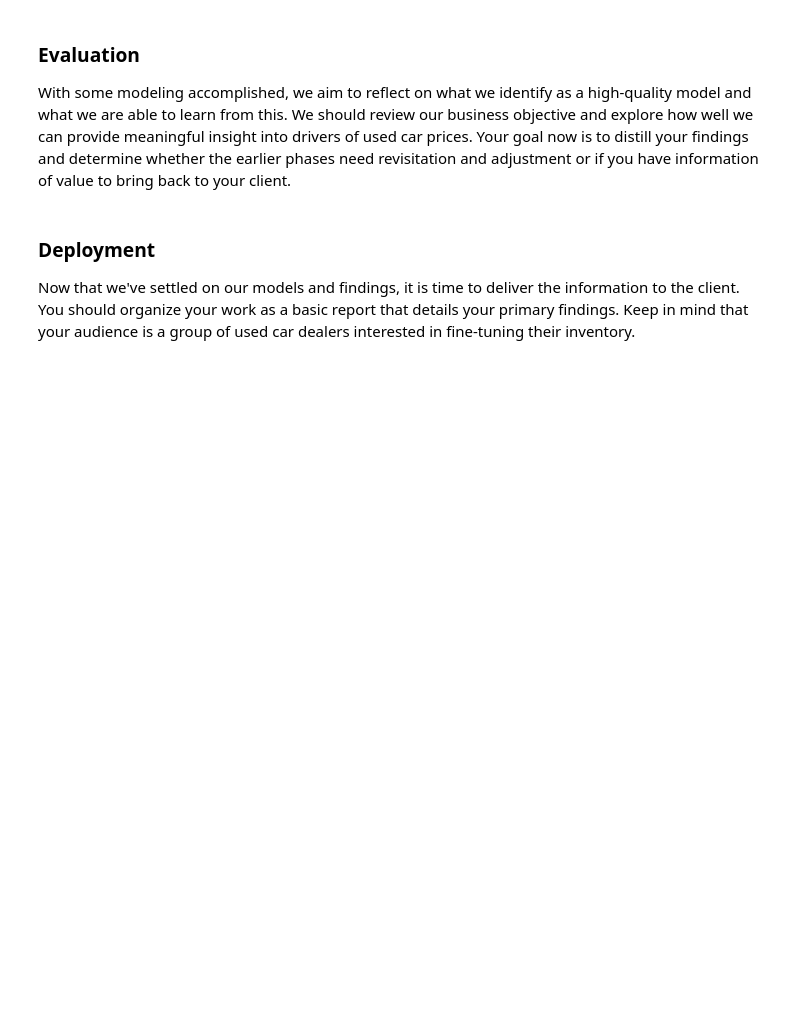
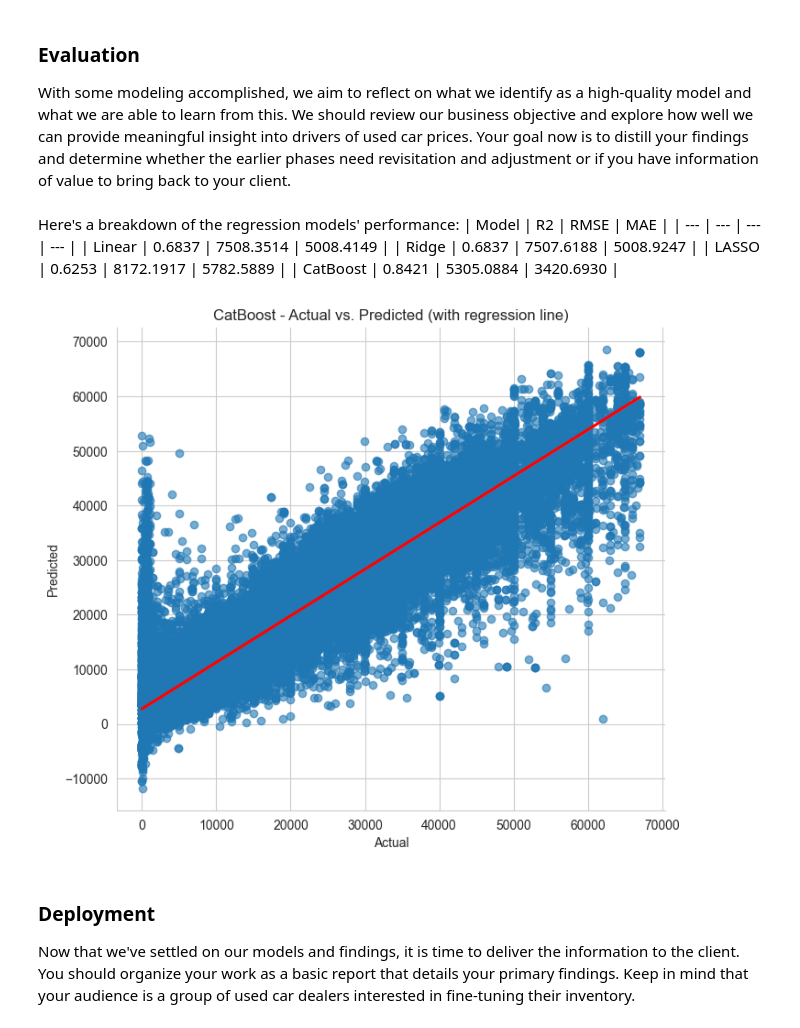
Before and after one commit to thechiangsta/UCB-Module-11-Assignment, a Jupyter notebook: car_price_analysis.ipynb, the cells around one changed output. Saved outputs shown, nothing was run; the diff lists cells and outputs as text; code cells hidden in the pictures; blank space fills up the shorter version.

Commit message:
Add regression models.

```diff
--- a/car_price_analysis.ipynb
+++ b/car_price_analysis.ipynb
@@ -340,7 +344,7 @@ With your (almost?) final dataset in hand, it is now time to build some models.
 ### Split the data into train and test
 # %%
 X, y = (
-    df.drop(columns=["id", "price", "year", "odometer", "cylinders", "cylinders_raw"]),
+    df.drop(columns=["id", "price", "year", "cylinders", "cylinders_raw"]),
     df["price"],
 )
 X_train, X_test, y_train, y_test = train_test_split(
@@ -498,3 +540,28 @@ plt.show()
+# %% [markdown]
+Here's a breakdown of the regression models' performance:
+| Model | R2 | RMSE | MAE |
+| --- | --- | --- | --- |
+| Linear | 0.6837 | 7508.3514 | 5008.4149 |
+| Ridge | 0.6837 | 7507.6188 | 5008.9247 |
+| LASSO | 0.6253 | 8172.1917 | 5782.5889 |
+| CatBoost | 0.8421 | 5305.0884 | 3420.6930 |
+# %%
+df_plot = pd.DataFrame({"Actual": y_test, "Predicted": cat_pred})
+# %%
+sns.lmplot(
+    x="Actual",
+    y="Predicted",
+    data=df_plot,
+    fit_reg=True,
+    scatter_kws={"alpha": 0.6},
+    line_kws={"color": "red"},
+    height=6,
+    aspect=1.2,
+)
+plt.title("CatBoost - Actual vs. Predicted (with regression line)")
+plt.show()
+# %% [output]
+[figure, added]
 # %% [markdown]
 ### Deployment
 
```
Also changed, not shown: parts of 15 cells of this notebook, 36 other files.
